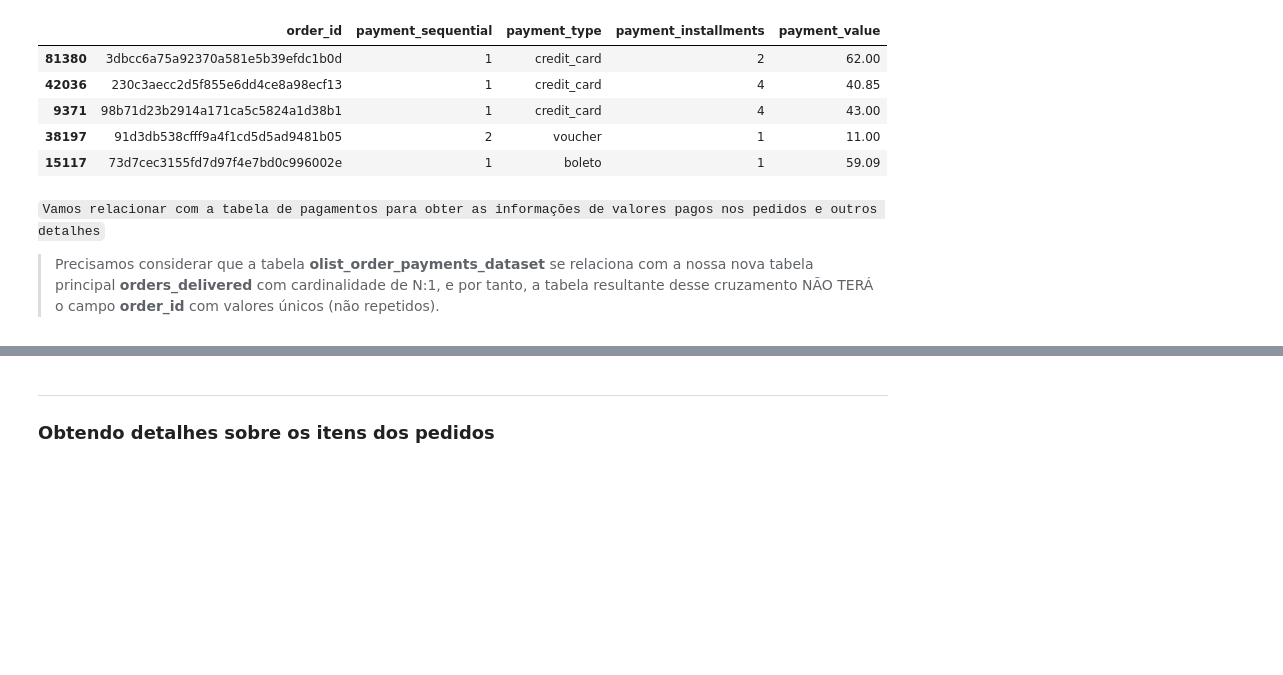
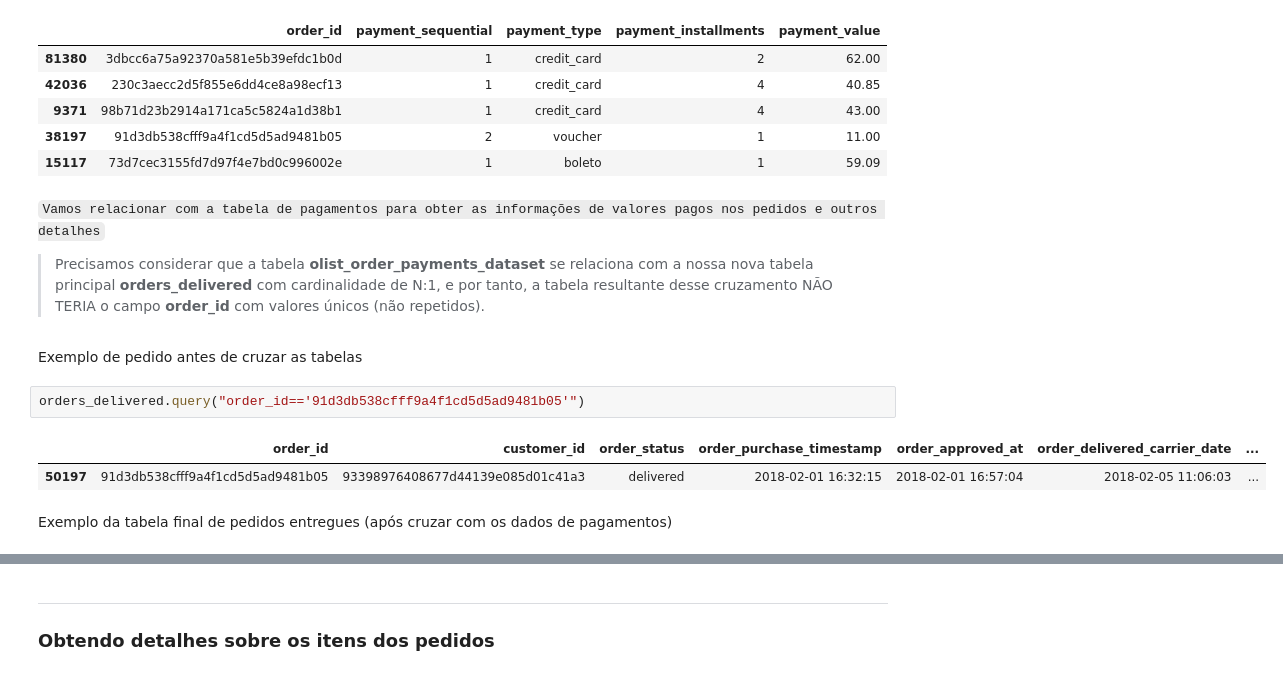
Before and after one commit to pedrohrafael/data-science, a Jupyter notebook: projects/brazilian-ecommerce/Analise exploratoria de dados/EDA - Parte 1 - Conhecendo as tabelas.ipynb, the cells around one changed output, grey strips where cells are left out. Cells and saved outputs as stored; diff of their text form; blank space fills up the shorter version.

```diff
--- a/projects/brazilian-ecommerce/Analise exploratoria de dados/EDA - Parte 1 - Conhecendo as tabelas.ipynb
+++ b/projects/brazilian-ecommerce/Analise exploratoria de dados/EDA - Parte 1 - Conhecendo as tabelas.ipynb
@@ -187,6 +178,15 @@ olist_order_payments_dataset.sample(5)
 | 15117 | 73d7cec3155fd7d97f4e7bd0c996002e | 1 | boleto | 1 | 59.09 |
 # %% [markdown]
 `Vamos relacionar com a tabela de pagamentos para obter as informações de valores pagos nos pedidos e outros detalhes`
-> Precisamos considerar que a tabela **olist_order_payments_dataset** se relaciona com a nossa nova tabela principal **orders_delivered** com cardinalidade de N:1, e por tanto, a tabela resultante desse cruzamento NÃO TERÁ o campo **order_id** com valores únicos (não repetidos).
+> Precisamos considerar que a tabela **olist_order_payments_dataset** se relaciona com a nossa nova tabela principal **orders_delivered** com cardinalidade de N:1, e por tanto, a tabela resultante desse cruzamento NÃO TERIA o campo **order_id** com valores únicos (não repetidos).
+# %% [markdown]
+Exemplo de pedido antes de cruzar as tabelas
+# %%
+orders_delivered.query("order_id=='91d3db538cfff9a4f1cd5d5ad9481b05'")
+# %% [output]
+|  | order_id | customer_id | order_status | order_purchase_timestamp | order_approved_at | order_delivered_carrier_date | ... |
+| 50197 | 91d3db538cfff9a4f1cd5d5ad9481b05 | 93398976408677d44139e085d01c41a3 | delivered | 2018-02-01 16:32:15 | 2018-02-01 16:57:04 | 2018-02-05 11:06:03 | ... |
+# %% [markdown]
+Exemplo da tabela final de pedidos entregues (após cruzar com os dados de pagamentos)
 # %%
 final_orders_delivered = pd.merge(orders_delivered, olist_order_payments_dataset, on='order_id')
```
Also changed, not shown: parts of 25 cells of this notebook, 2 other files.
